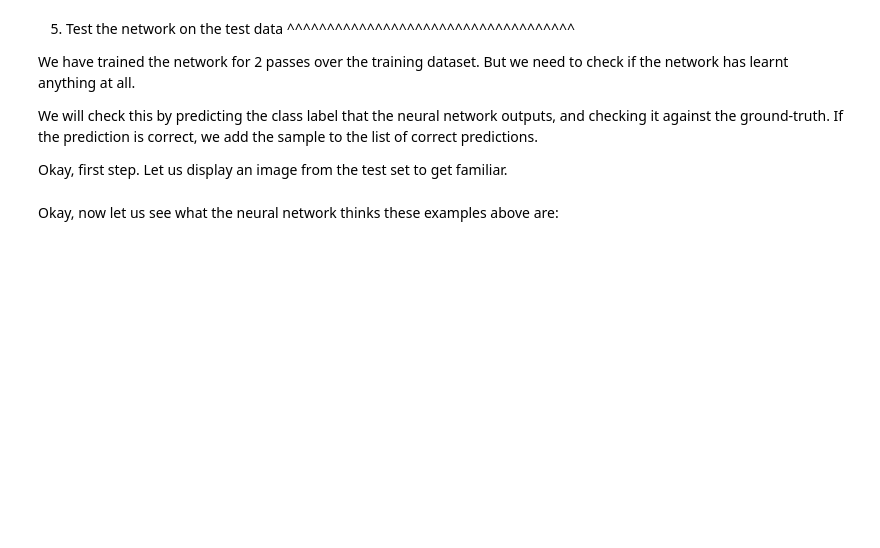
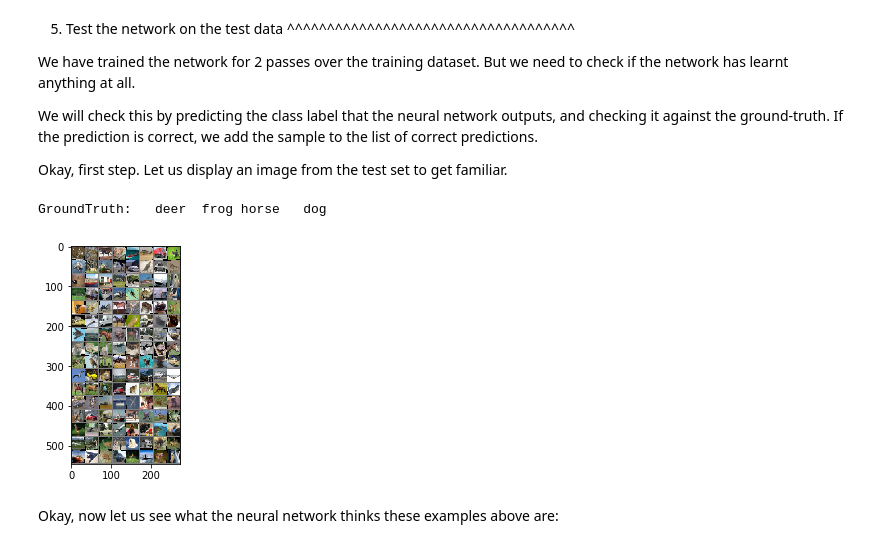
Before and after one commit to shawrk3387/EVA4_Assignments, a Jupyter notebook: EVA4_Session_7.ipynb, the cells around one changed output. Cells and saved outputs as stored; diff of their text form; code cells hidden in the pictures; blank space fills up the shorter version.

```diff
--- a/EVA4_Session_7.ipynb
+++ b/EVA4_Session_7.ipynb
@@ -153,6 +228,44 @@ import torch.optim as optim
 
 criterion = nn.CrossEntropyLoss()
 optimizer = optim.SGD(net.parameters(), lr=0.001, momentum=0.9)
+# %%
+from tqdm import tqdm
+def train(model, device, train_loader, optimizer, epoch, criterion):
+    model.train()
+    pbar = tqdm(train_loader)
+    for batch_idx, (data, target) in enumerate(pbar):
+        data, target = data.to(device), target.to(device)
+        optimizer.zero_grad()
+        output = model(data)
+        loss = criterion(output, target)
+        loss.backward()
+        optimizer.step()
+        # pbar.set_description(desc= f'epoch={epoch} loss={loss.item()} batch_id={batch_idx}')
+        max_prob = output.argmax(dim=1, keepdim=True)  # get the index of the max log-probability
+        correct += max_prob.eq(target.view_as(max_prob)).sum().item()
+        processed += len(data)
+
+        pbar.set_description(desc= f'epoch={epoch} Loss={loss.item()} Batch_id={batch_idx} Accuracy={100*correct/processed:0.2f}')
+        train_acc.append(100*correct/processed)
+
+        pbar.set_description(desc= f'epoch={epoch} Loss={loss.item()} Batch_id={batch_idx} Accuracy={100*correct/processed:0.2f}')
+        train_acc.append(100*correct/processed)
+
+def test(model, device, test_loader, criterion):
+    model.eval()
+    test_loss = 0
+    correct = 0
+    with torch.no_grad():
+        for data, target in test_loader:
+            data, target = data.to(device), target.to(device)
+            output = model(data)
+            test_loss += criterion(output, target).item()  # sum up batch loss
+            pred = output.argmax(dim=1, keepdim=True)  # get the index of the max log-probability
+            correct += pred.eq(target.view_as(pred)).sum().item()
+    test_loss /= len(test_loader.dataset)
+    print('\nTest set: Average loss: {:.4f}, Accuracy: {}/{} ({:.1f}%)\n'.format(
+        test_loss, correct, len(test_loader.dataset),
+        100. * correct / len(test_loader.dataset)))
 # %% [markdown]
 4. Train the network
 ^^^^^^^^^^^^^^^^^^^^
@@ -207,11 +329,15 @@ correct, we add the sample to the list of correct predictions.
 Okay, first step. Let us display an image from the test set to get familiar.
 # %%
 dataiter = iter(testloader)
-images, labels = dataiter.next()
+data = dataiter.next()
+images, labels = data[0].to(device), data[1].to(device)
 
 # print images
-imshow(torchvision.utils.make_grid(images))
+imshow(torchvision.utils.make_grid(images.cpu()))
 print('GroundTruth: ', ' '.join('%5s' % classes[labels[j]] for j in range(4)))
+# %% [output]
+GroundTruth:   deer  frog horse   dog
+[figure, added]
 # %% [markdown]
 Okay, now let us see what the neural network thinks these examples above are:
 # %%
```
Also changed, not shown: parts of 10 cells of this notebook.
